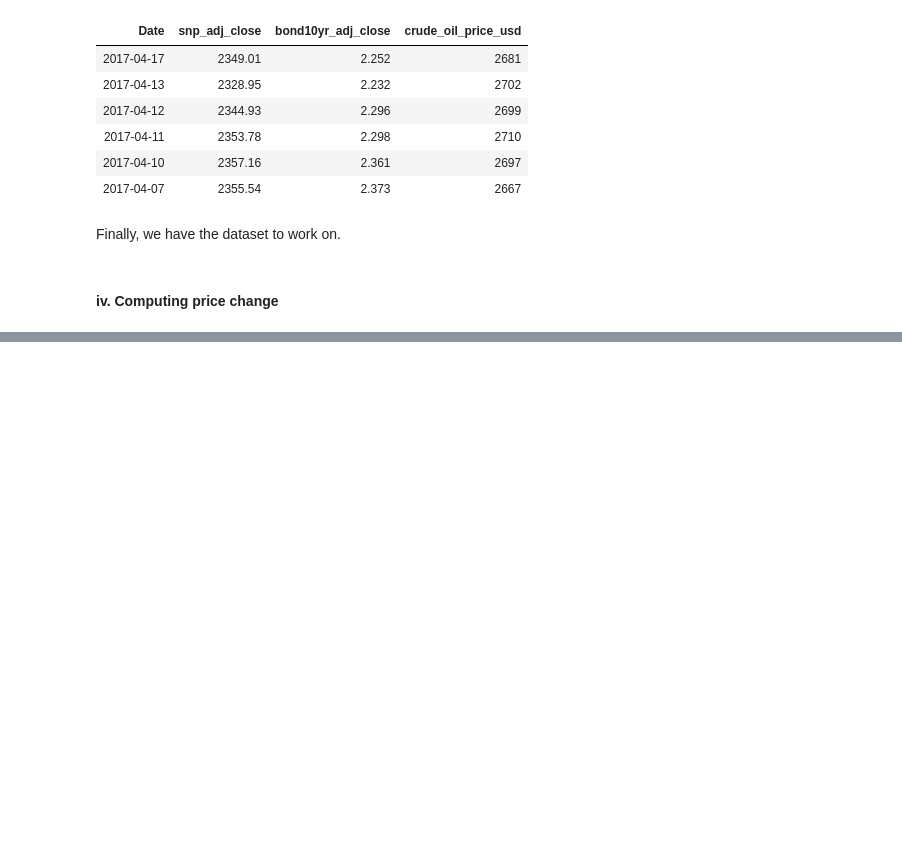
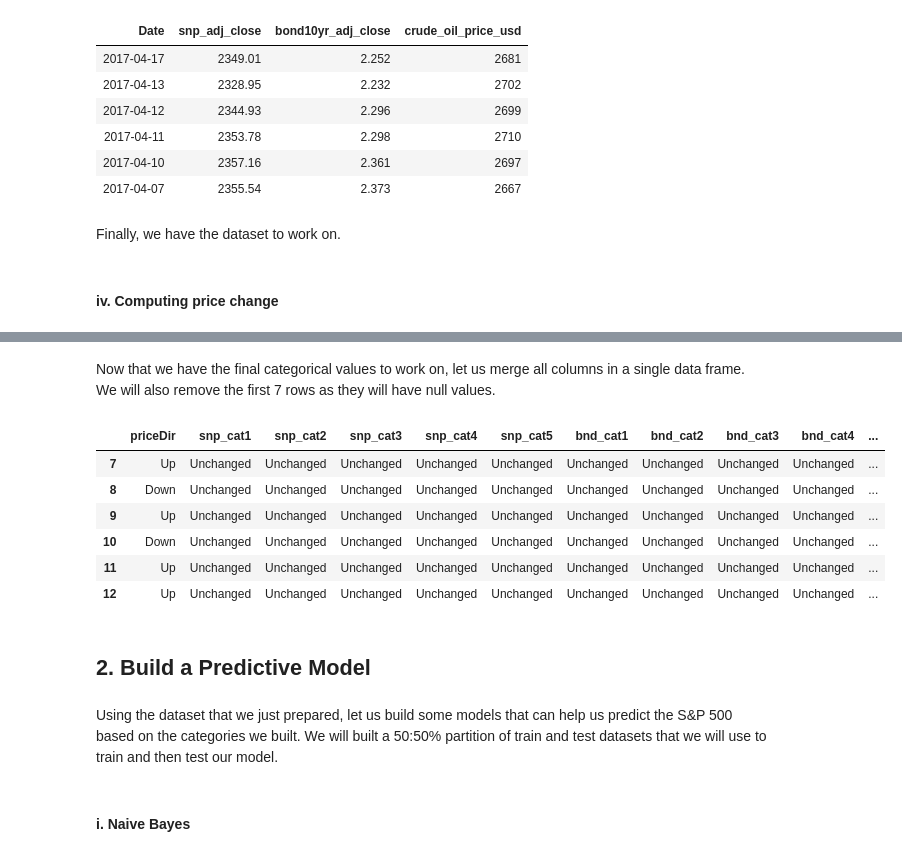
Before and after one commit to birupakhya/Notebooks, a Jupyter notebook: S&P 500 Prediction.ipynb, the cells around one changed output, grey strips where cells are left out. Saved outputs shown, nothing was run; the diff lists cells and outputs as text; code cells hidden in the pictures; blank space fills up the shorter version.

Commit message:
Added Bayes modeling

```diff
--- a/S&P 500 Prediction.ipynb
+++ b/S&P 500 Prediction.ipynb
@@ -129,30 +152,30 @@ To figure out if crude oil prices and interest rates have any correlation with S
 # compute price change for snp500
 snp_pc1 = c(); snp_pc2= c(); snp_pc3 = c(); snp_pc4 = c(); snp_pc5 = c(); priceDir = c();
 for (i in 7:nrow(merged_df)){
-  snp_pc1[i] <- (merged_df$snp_adj_close[i - 1] - merged_df$snp_adj_close[i - 2])
-  snp_pc2[i] <- (merged_df$snp_adj_close[i - 1] - merged_df$snp_adj_close[i - 3])
-  snp_pc3[i] <- (merged_df$snp_adj_close[i - 1] - merged_df$snp_adj_close[i - 4])
-  snp_pc4[i] <- (merged_df$snp_adj_close[i - 1] - merged_df$snp_adj_close[i - 5])
-  snp_pc5[i] <- (merged_df$snp_adj_close[i - 1] - merged_df$snp_adj_close[i - 6])
-  priceDir[i] <- ifelse((merged_df$snp_adj_close[i] - merged_df$snp_adj_close[i - 1]) > 0, 1, 0)
+  snp_pc1[i] <- (merged_df$snp_adj_close[i - 1] - merged_df$snp_adj_close[i - 2]) / (merged_df$snp_adj_close[i - 1])
+  snp_pc2[i] <- (merged_df$snp_adj_close[i - 2] - merged_df$snp_adj_close[i - 3]) / (merged_df$snp_adj_close[i - 2])
+  snp_pc3[i] <- (merged_df$snp_adj_close[i - 3] - merged_df$snp_adj_close[i - 4]) / (merged_df$snp_adj_close[i - 3])
+  snp_pc4[i] <- (merged_df$snp_adj_close[i - 4] - merged_df$snp_adj_close[i - 5]) / (merged_df$snp_adj_close[i - 4])
+  snp_pc5[i] <- (merged_df$snp_adj_close[i - 5] - merged_df$snp_adj_close[i - 6]) / (merged_df$snp_adj_close[i - 5])
+  priceDir[i] <- ifelse((merged_df$snp_adj_close[i] - merged_df$snp_adj_close[i - 1]) > 0, 'Up', 'Down')
 }
 
 # compute price change for bond10yr
 bnd_pc1 = c(); bnd_pc2= c(); bnd_pc3 = c(); bnd_pc4 = c(); bnd_pc5 = c();
 for (i in 7:nrow(merged_df)){
-  bnd_pc1[i] <- (merged_df$bond10yr_adj_close[i - 1] - merged_df$bond10yr_adj_close[i - 2])
-  bnd_pc2[i] <- (merged_df$bond10yr_adj_close[i - 1] - merged_df$bond10yr_adj_close[i - 3])
-  bnd_pc3[i] <- (merged_df$bond10yr_adj_close[i - 1] - merged_df$bond10yr_adj_close[i - 4])
-  bnd_pc4[i] <- (merged_df$bond10yr_adj_close[i - 1] - merged_df$bond10yr_adj_close[i - 5])
-  bnd_pc5[i] <- (merged_df$bond10yr_adj_close[i - 1] - merged_df$bond10yr_adj_close[i - 6])
+  bnd_pc1[i] <- (merged_df$bond10yr_adj_close[i - 1] - merged_df$bond10yr_adj_close[i - 2]) / (merged_df$bond10yr_adj_close[i - 1])
+  bnd_pc2[i] <- (merged_df$bond10yr_adj_close[i - 2] - merged_df$bond10yr_adj_close[i - 3]) / (merged_df$bond10yr_adj_close[i - 2])
+  bnd_pc3[i] <- (merged_df$bond10yr_adj_close[i - 3] - merged_df$bond10yr_adj_close[i - 4]) / (merged_df$bond10yr_adj_close[i - 3])
+  bnd_pc4[i] <- (merged_df$bond10yr_adj_close[i - 4] - merged_df$bond10yr_adj_close[i - 5]) / (merged_df$bond10yr_adj_close[i - 4])
+  bnd_pc5[i] <- (merged_df$bond10yr_adj_close[i - 5] - merged_df$bond10yr_adj_close[i - 6]) / (merged_df$bond10yr_adj_close[i - 5])
 }
 
 # compute price change for crude oil
 oil_pc1 = c(); oil_pc2= c(); oil_pc3 = c(); oil_pc4 = c(); oil_pc5 = c();
 for (i in 7:nrow(merged_df)){
-  oil_pc1[i] <- (merged_df$crude_oil_price_usd[i - 1] - merged_df$crude_oil_price_usd[i - 2])
-  oil_pc2[i] <- (merged_df$crude_oil_price_usd[i - 1] - merged_df$crude_oil_price_usd[i - 3])
-  oil_pc3[i] <- (merged_df$crude_oil_price_usd[i - 1] - merged_df$crude_oil_price_usd[i - 4])
-  oil_pc4[i] <- (merged_df$crude_oil_price_usd[i - 1] - merged_df$crude_oil_price_usd[i - 5])
-  oil_pc5[i] <- (merged_df$crude_oil_price_usd[i - 1] - merged_df$crude_oil_price_usd[i - 6])
+  oil_pc1[i] <- (merged_df$crude_oil_price_usd[i - 1] - merged_df$crude_oil_price_usd[i - 2]) / (merged_df$crude_oil_price_usd[i - 1])
+  oil_pc2[i] <- (merged_df$crude_oil_price_usd[i - 2] - merged_df$crude_oil_price_usd[i - 3]) / (merged_df$crude_oil_price_usd[i - 2])
+  oil_pc3[i] <- (merged_df$crude_oil_price_usd[i - 3] - merged_df$crude_oil_price_usd[i - 4]) / (merged_df$crude_oil_price_usd[i - 3])
+  oil_pc4[i] <- (merged_df$crude_oil_price_usd[i - 4] - merged_df$crude_oil_price_usd[i - 5]) / (merged_df$crude_oil_price_usd[i - 4])
+  oil_pc5[i] <- (merged_df$crude_oil_price_usd[i - 5] - merged_df$crude_oil_price_usd[i - 6]) / (merged_df$crude_oil_price_usd[i - 5])
 }
@@ -158,0 +297,20 @@ for (i in 7:nrow(merged_df)){
+# %% [markdown]
+Now that we have the final categorical values to work on, let us merge all columns in a single data frame. We will also remove the first 7 rows as they will have null values.
+# %%
+# combine all the columns for the final time and remove the top 7 rows that have NA value for categories
+final_merged_df <- data.frame(priceDir, snp_cat1, snp_cat2, snp_cat3, snp_cat4, snp_cat5, bnd_cat1, bnd_cat2, bnd_cat3, bnd_cat4, bnd_cat5, oil_cat1, oil_cat2, oil_cat3, oil_cat4, oil_cat5 )
+final_merged_df <- tail(final_merged_df, -6)
+
+head(final_merged_df)
+# %% [output]
+|  | priceDir | snp_cat1 | snp_cat2 | snp_cat3 | snp_cat4 | snp_cat5 | bnd_cat1 | bnd_cat2 | bnd_cat3 | bnd_cat4 | ... |
+| 7 | Up | Unchanged | Unchanged | Unchanged | Unchanged | Unchanged | Unchanged | Unchanged | Unchanged | Unchanged | ... |
+| 8 | Down | Unchanged | Unchanged | Unchanged | Unchanged | Unchanged | Unchanged | Unchanged | Unchanged | Unchanged | ... |
+| 9 | Up | Unchanged | Unchanged | Unchanged | Unchanged | Unchanged | Unchanged | Unchanged | Unchanged | Unchanged | ... |
+| 10 | Down | Unchanged | Unchanged | Unchanged | Unchanged | Unchanged | Unchanged | Unchanged | Unchanged | Unchanged | ... |
+| 11 | Up | Unchanged | Unchanged | Unchanged | Unchanged | Unchanged | Unchanged | Unchanged | Unchanged | Unchanged | ... |
+| 12 | Up | Unchanged | Unchanged | Unchanged | Unchanged | Unchanged | Unchanged | Unchanged | Unchanged | Unchanged | ... |
+# %% [markdown]
+## 2. Build a Predictive Model
+# %% [markdown]
+Using the dataset that we just prepared, let us build some models that can help us predict the S&P 500 based on the categories we built. We will built a 50:50% partition of train and test datasets that we will use to train and then test our model.
@@ -158,0 +321,2 @@ for (i in 7:nrow(merged_df)){
+# %% [markdown]
+#### i. Naive Bayes
```
Also changed, not shown: parts of 8 cells of this notebook.
